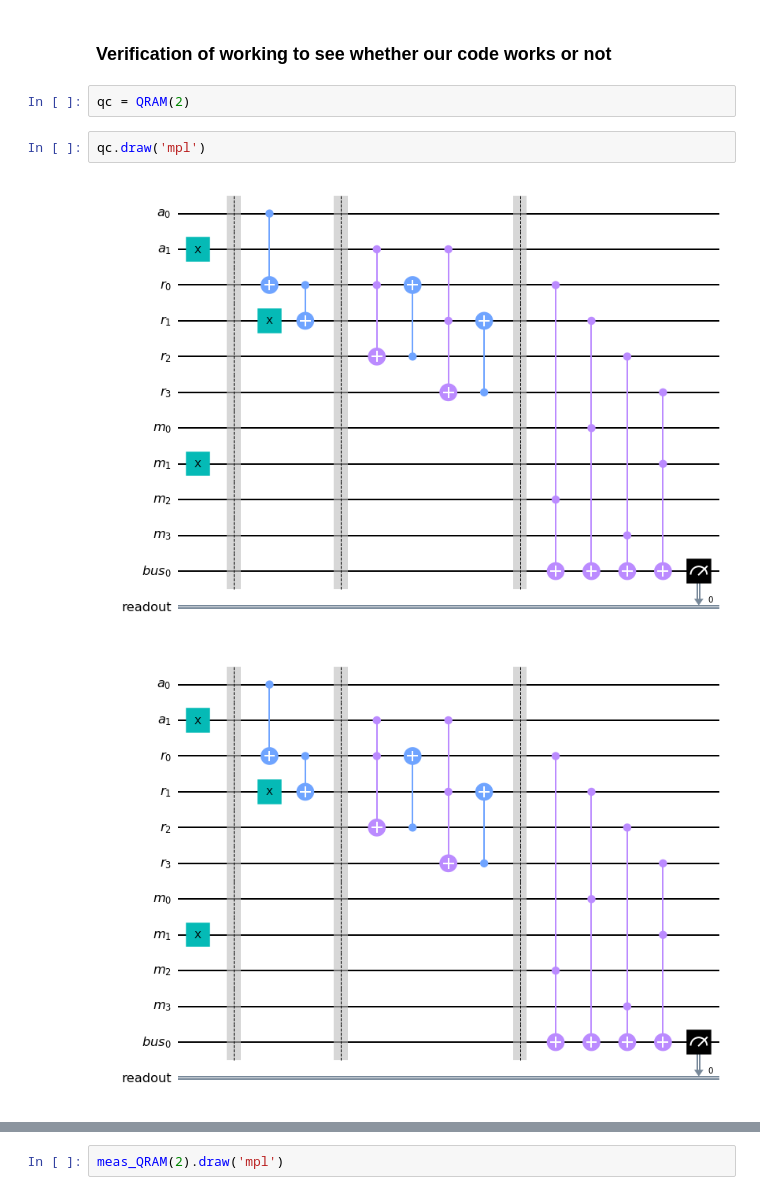
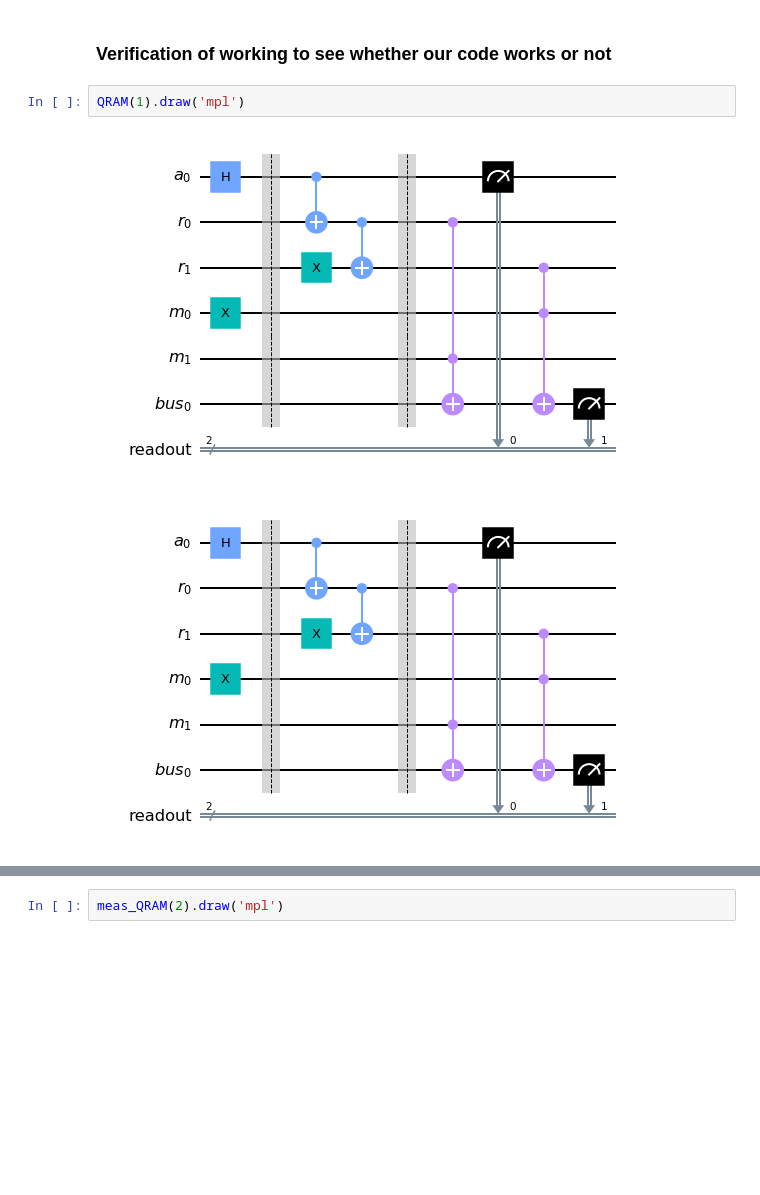
Before and after one commit to singhmeet11/Boosting-Algorithm, a Jupyter notebook: QRAM/QRAM.ipynb, the cells around one changed output, grey strips where cells are left out. Saved outputs shown, nothing was run; the diff lists cells and outputs as text; blank space fills up the shorter version.

```diff
--- a/QRAM/QRAM.ipynb
+++ b/QRAM/QRAM.ipynb
@@ -141,9 +233,7 @@ def numConcat(num1, num2):
 # %% [markdown]
 ### Verification of working to see whether our code works or not
 # %%
-qc = QRAM(2)
+QRAM(1).draw('mpl')
+# %% [output]
+[figure, added]
+[figure, added]
-# %%
-qc.draw('mpl')
-# %% [output]
-[figure, removed]
-[figure, removed]
```
Also changed, not shown: parts of 22 cells of this notebook.
